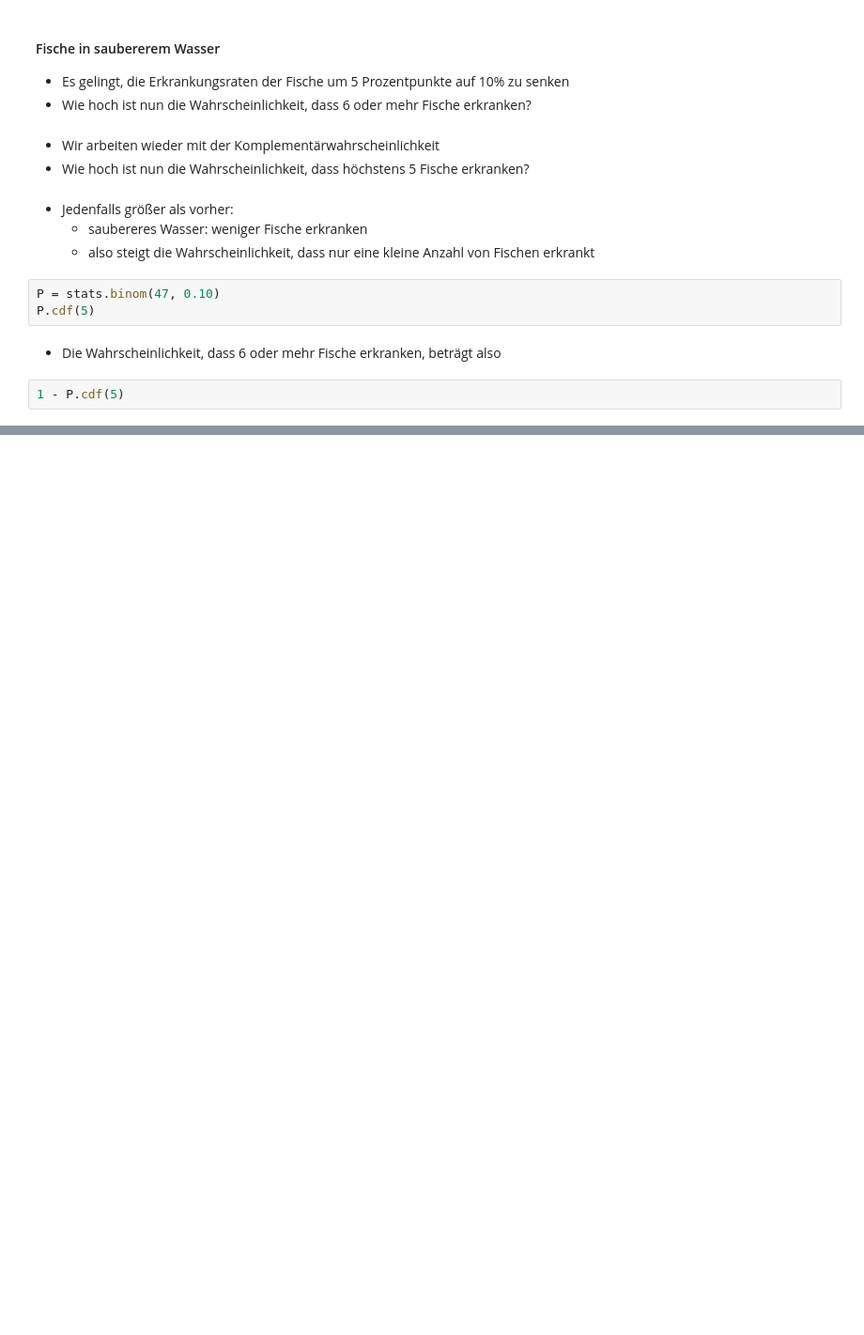
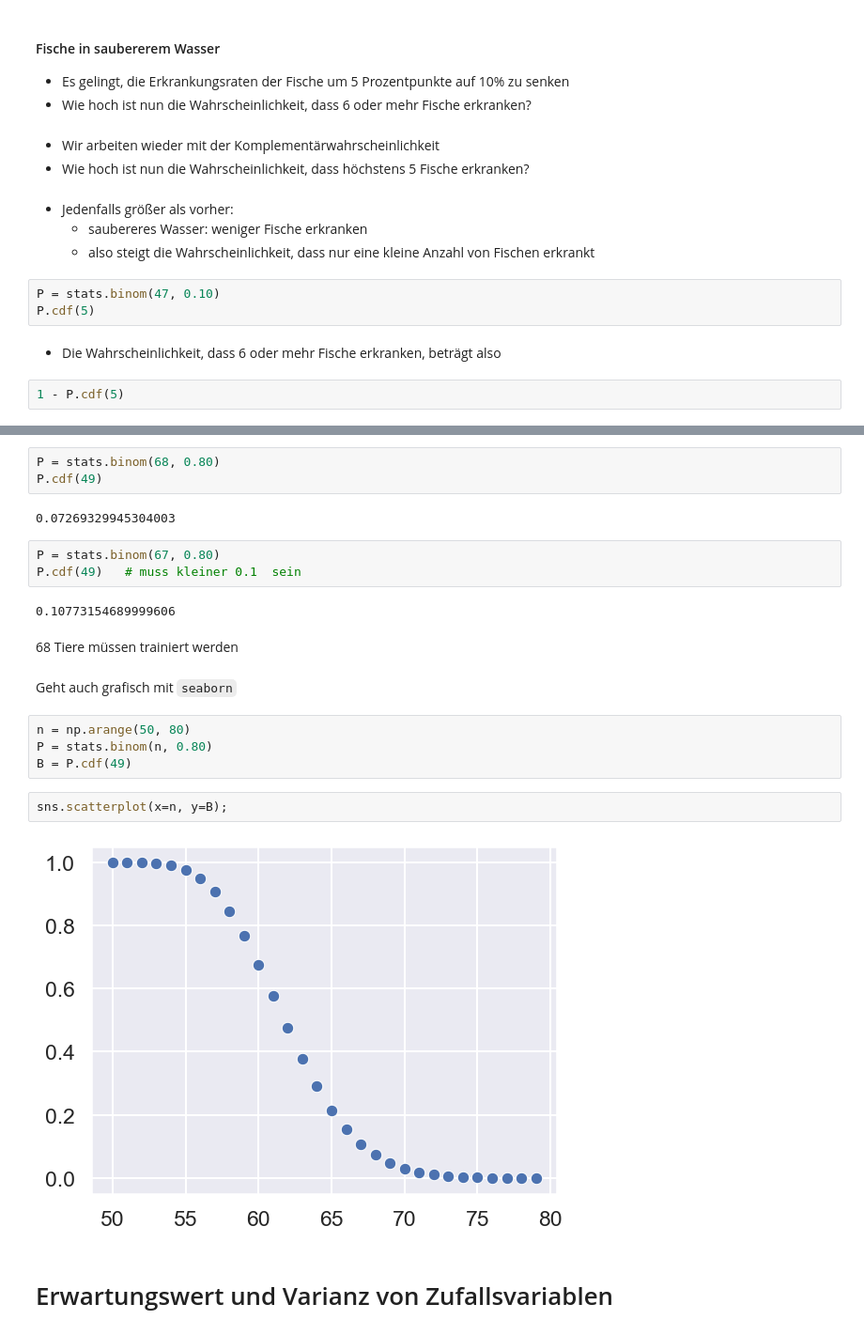
Before and after one commit to Ruediger-Braun/mfb2526, a Jupyter notebook: lektion09.ipynb, the cells around one changed output, grey strips where cells are left out. Shown at 94% size. Drawn from its saved outputs; the diff is of its cells as text; blank space fills up the shorter version.

```diff
--- a/lektion09.ipynb
+++ b/lektion09.ipynb
@@ -118,0 +217,24 @@ P.cdf(5)
+# %%
+P = stats.binom(68, 0.80)
+P.cdf(49)
+# %% [output]
+0.07269329945304003
+# %%
+P = stats.binom(67, 0.80)
+P.cdf(49)   # muss kleiner 0.1  sein
+# %% [output]
+0.10773154689999606
+# %% [markdown]
+68 Tiere müssen trainiert werden
+# %% [markdown]
+Geht auch grafisch mit `seaborn`
+# %%
+n = np.arange(50, 80)
+P = stats.binom(n, 0.80)
+B = P.cdf(49)
+# %%
+sns.scatterplot(x=n, y=B);
+# %% [output]
+[figure, added]
+# %% [markdown]
+# Erwartungswert und Varianz von Zufallsvariablen
```
Also changed, not shown: parts of 64 cells of this notebook.
